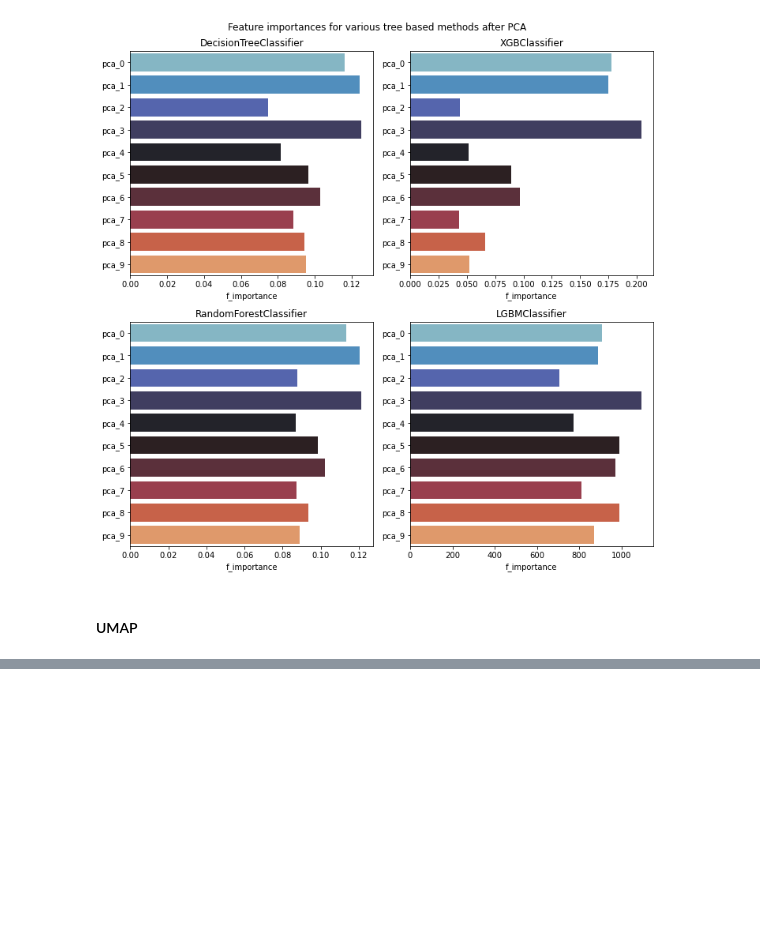
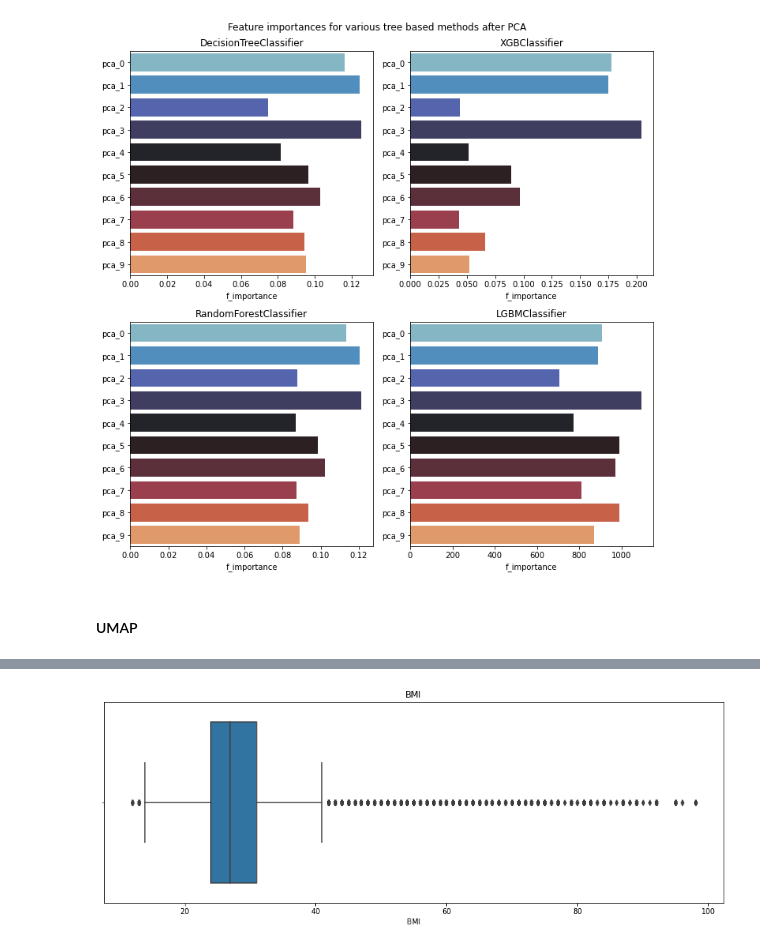
Before and after one commit to andnic51294/Diabetes_prediction, a Jupyter notebook: experimentation.ipynb, the cells around one changed output, grey strips where cells are left out. Drawn from its saved outputs; the diff is of its cells as text; code cells hidden in the pictures; blank space fills up the shorter version.

```diff
--- a/experimentation.ipynb
+++ b/experimentation.ipynb
@@ -449,0 +487,6 @@ plt.show()
+# %%
+plt.figure(figsize=(15,5))
+sns.boxplot(x = data['BMI']).set_title("BMI")
+plt.show()
+# %% [output]
+[figure, added]
```
Also changed, not shown: parts of 89 cells of this notebook.
